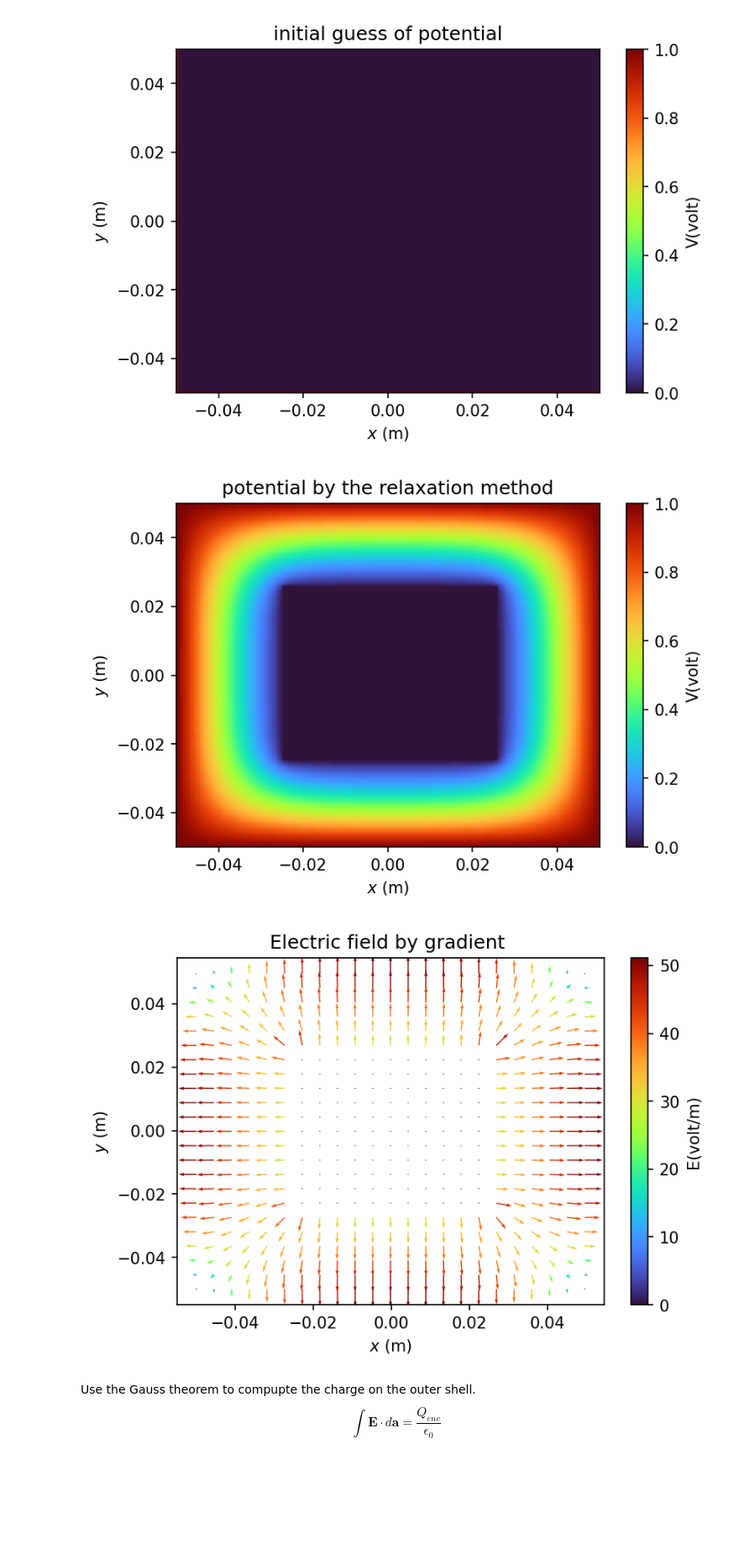
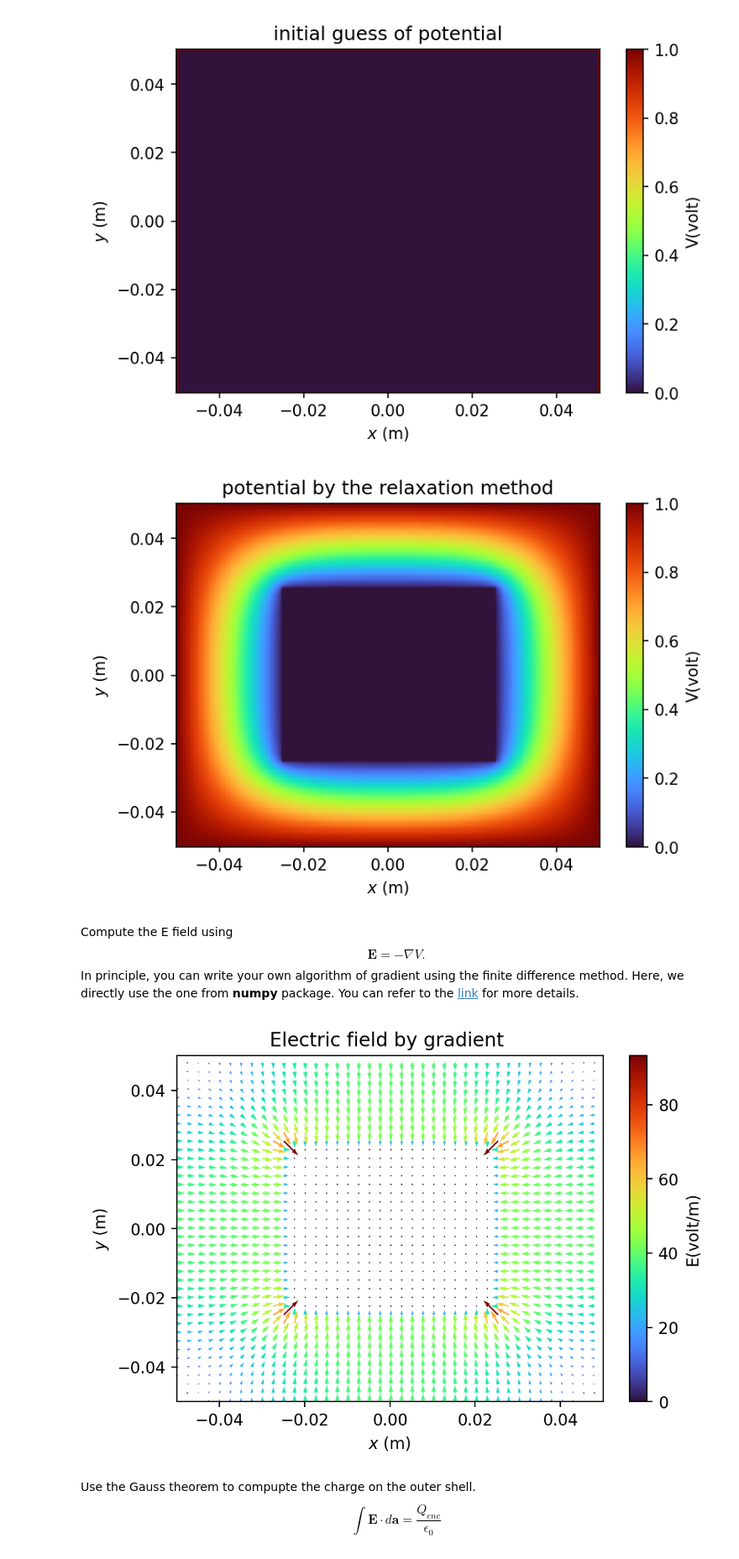
Before and after one commit to jhihsheng/nano-optics, a Jupyter notebook: relaxation_methods_for_laplace_equation.ipynb, the cells around one changed output. Shown at 84% size. Drawn from its saved outputs; the diff is of its cells as text; code cells hidden in the pictures; blank space fills up the shorter version.

```diff
--- a/relaxation_methods_for_laplace_equation.ipynb
+++ b/relaxation_methods_for_laplace_equation.ipynb
@@ -3,5 +3,6 @@ import numpy as np
 import matplotlib
 import matplotlib.pyplot as plt
 plt.rcParams['text.usetex'] = False
+plt.rcParams['pcolor.shading']='auto'
 # %% [markdown]
 # Relaxation method for Laplace equation
@@ -52,7 +53,7 @@ plt.show()
 # %% [output]
 [figure]
 # %%
-Nt = 1000 # num of iteration
+Nt = 5000 # num of iteration
 for it in range(Nt):
     for ix in range(1,Nx-1):
         for iy in range(1,Ny-1):
@@ -67,30 +68,37 @@ plt.xlabel(r"$x$ (m)")
 plt.ylabel(r"$y$ (m)")
 plt.show()
 # %% [output]
-[figure, old version]
+[figure, new version]
+# %% [markdown]
+Compute the E field using
+$$\mathbf{E} = -\nabla V.$$
+In principle, you can write your own algorithm of gradient using the
+finite difference method. Here, we directly use the one from **numpy** package. You can refer to the [link](https://numpy.org/doc/stable/reference/generated/numpy.gradient.html) for more details.
 # %%
 # Use the gradient to get E field
 # see https://numpy.org/doc/stable/reference/generated/numpy.gradient.html
-E_field =np.gradient(pot,dx,dy)
+E_field =  np.gradient(-pot,dx,dy)
 # E_field[0] is Ex
 # E_field[1] is Ey
 # %%
 # Ref: https://pythonforundergradengineers.com/quiver-plot-with-matplotlib-and-jupyter-notebooks.html
-plt.figure(dpi=150)
-skip = (slice(None, None, 9), slice(None, None, 9))
+plt.figure(dpi=200)
+skip = (slice(None, None, 5), slice(None, None, 5)) ## make a sparse plot
 Ex = E_field[0].transpose()**1
 Ey = E_field[1].transpose()**1
 
 color = np.sqrt((Ex[skip])**2 + (Ey[skip])**2)
 
-plt.quiver(xm[skip],ym[skip],Ex[skip],Ey[skip],color,cmap=plt.cm.turbo)
+plt.quiver(xm[skip],ym[skip],Ex[skip],Ey[skip],color,cmap=plt.cm.turbo,width= 0.0035)
 plt.title("Electric field by gradient ")
 plt.colorbar(label=r'E(volt/m)')
 plt.xlabel(r"$x$ (m)")
 plt.ylabel(r"$y$ (m)")
+plt.xlim([-lx/2,lx/2])
+plt.ylim([-ly/2,ly/2])
 plt.show()
 # %% [output]
-[figure, old version]
+[figure, new version]
 # %% [markdown]
 Use the Gauss theorem to compupte the charge on the outer shell.
 $$\int \mathbf{E}\cdot d\mathbf{a}= \frac{Q_{enc}}{\epsilon_0}$$
```
Also changed, not shown: parts of 5 cells of this notebook.
